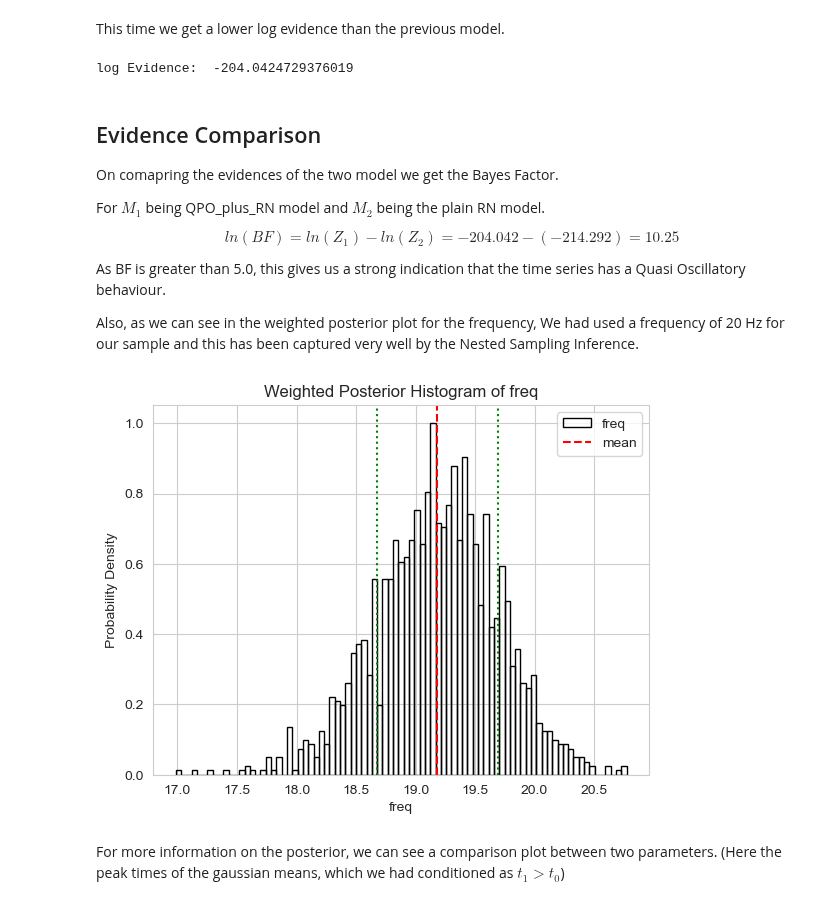
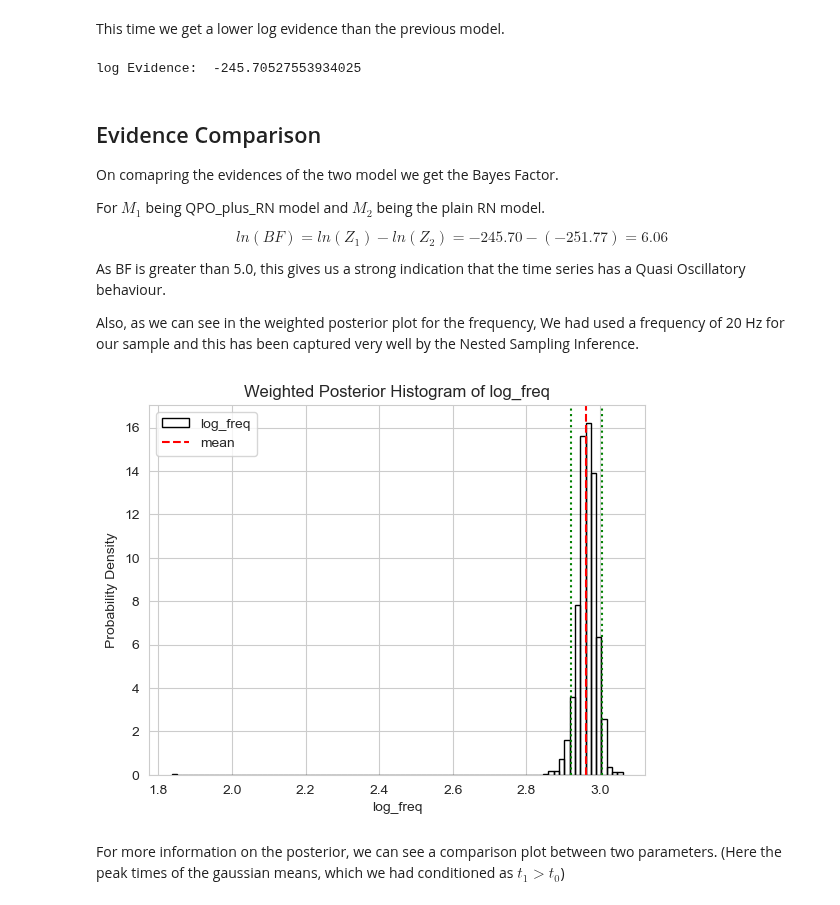
Before and after one commit to Gaurav17Joshi/ProofOfConcept, a Jupyter notebook: Demonstration/demo2.ipynb, the cells around one changed output. Saved outputs shown, nothing was run; the diff lists cells and outputs as text; code cells hidden in the pictures.

```diff
--- a/Demonstration/demo2.ipynb
+++ b/Demonstration/demo2.ipynb
@@ -54,7 +54,7 @@ mean_params = {"A" : jnp.array([3.0, 4.0]), "t0" : jnp.array([0.2, 0.7]),
 
 mean = get_mean(mean_type = "skew_gaussian",  mean_params = mean_params)
 
-jit = 5e-2
+jit = 1e-1
 gp = GaussianProcess(kernel = kernel, X = times, mean_value = mean(times), diag = jit)
 # %% [markdown]
 ### Plotting the Sample Lightcurve
@@ -262,7 +266,7 @@ This time we get a lower log evidence than the previous model.
 # %%
 print("log Evidence: ", gpresult2.get_evidence())
 # %% [output]
-log Evidence:  -204.0424729376019
+log Evidence:  -245.70527553934025
 # %% [markdown]
 ## Evidence Comparison
 
@@ -271,16 +275,16 @@ On comapring the evidences of the two model we get the Bayes Factor.
 For $M_1$ being QPO_plus_RN model and $M_2$ being the plain RN model.
 
 $$
-ln(BF) = ln(Z_1) - ln(Z_2) = -204.042 - (-214.292) = 10.25
+ln(BF) = ln(Z_1) - ln(Z_2) = -245.70 - (-251.77) = 6.06
 $$
 
 As BF is greater than 5.0, this gives us a strong indication that the time series has a Quasi Oscillatory behaviour.
 
 Also, as we can see in the weighted posterior plot for the frequency, We had used a frequency of 20 Hz for our sample and this has been captured very well by the Nested Sampling Inference.
 # %%
-plot = gpresult2.weighted_posterior_plot("freq")
+plot = gpresult2.weighted_posterior_plot("log_freq")
 # %% [output]
-[figure, old version]
+[figure, new version]
 # %% [markdown]
 For more information on the posterior, we can see a comparison plot between two parameters. (Here the peak times of the gaussian means, which we had conditioned as $t_1>t_0$)
 # %%
```
Also changed, not shown: parts of 12 cells of this notebook, 31 other files.
